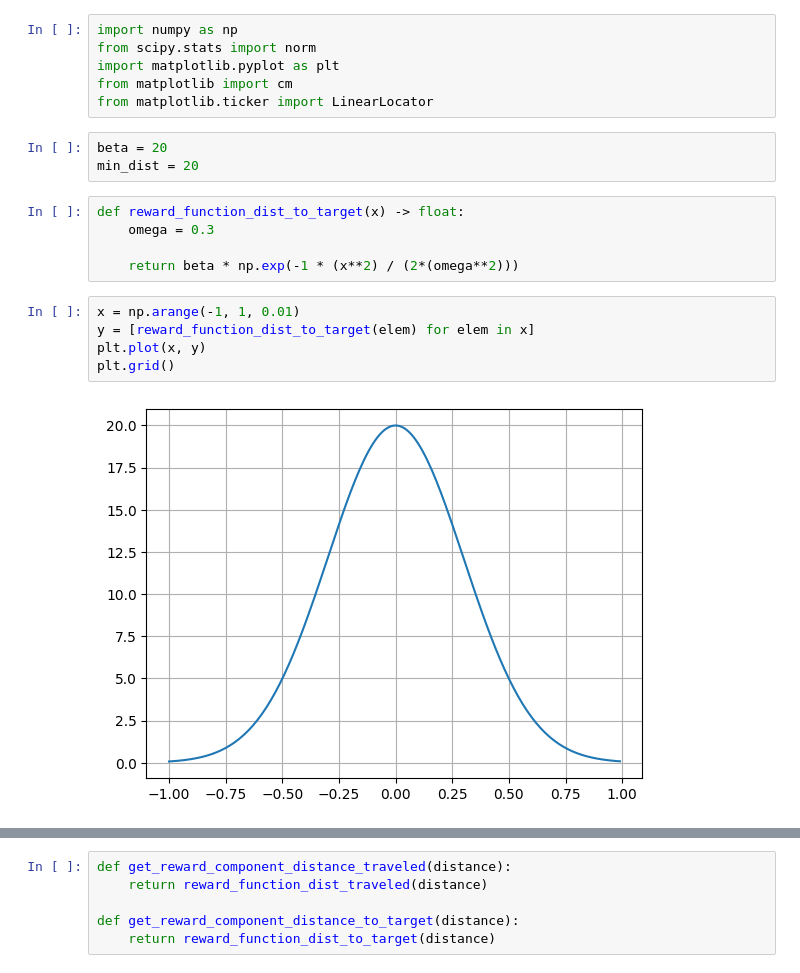
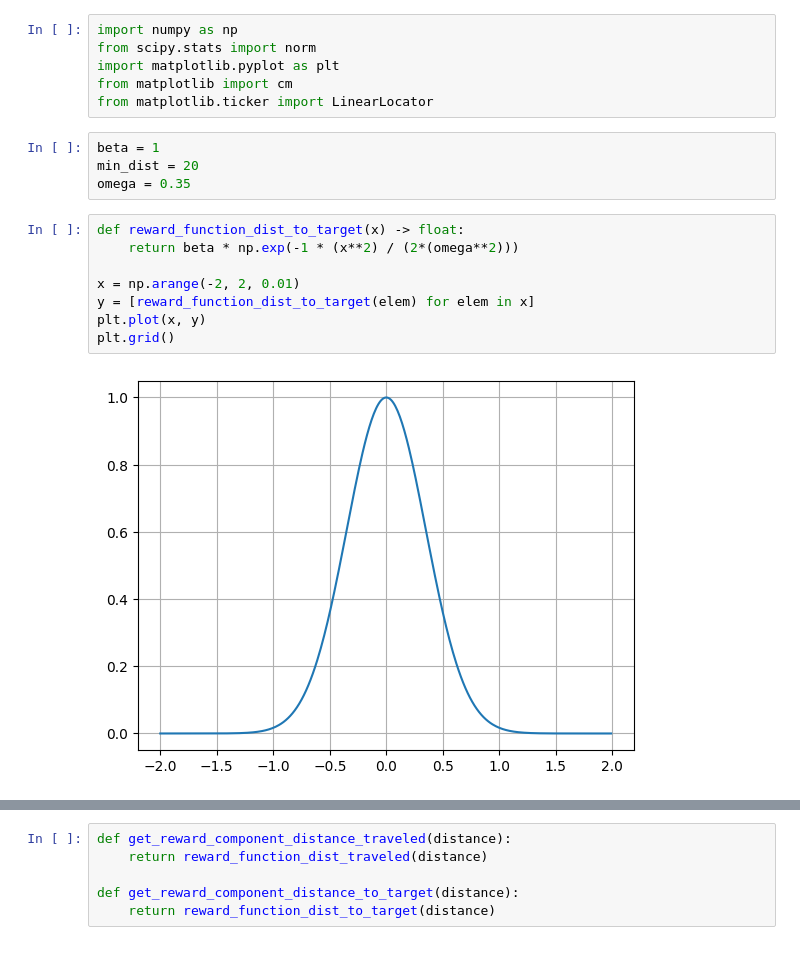
Before and after one commit to muehlefeldt/unity-machine-learning, a Jupyter notebook: notebooks/reward.ipynb, the cells around one changed output, grey strips where cells are left out. Drawn from its saved outputs; the diff is of its cells as text.

```diff
--- a/notebooks/reward.ipynb
+++ b/notebooks/reward.ipynb
@@ -5,20 +5,19 @@ import matplotlib.pyplot as plt
 from matplotlib import cm
 from matplotlib.ticker import LinearLocator
 # %%
-beta = 20
+beta = 1
 min_dist = 20
+omega = 0.35
 # %%
 def reward_function_dist_to_target(x) -> float:
-    omega = 0.3
+    return beta * np.exp(-1 * (x**2) / (2*(omega**2)))
 
-    return beta * np.exp(-1 * (x**2) / (2*(omega**2)))
+x = np.arange(-2, 2, 0.01)
+y = [reward_function_dist_to_target(elem) for elem in x]
+plt.plot(x, y)
+plt.grid()
+# %% [output]
+[figure, added]
-# %%
-x = np.arange(-1, 1, 0.01)
-y = [reward_function_dist_to_target(elem) for elem in x]
-plt.plot(x, y)
-plt.grid()
-# %% [output]
-[figure, removed]
 # %%
 # Sigmoid function.
 # Idea: Max reward (=1) if distance traveld below minimum distance.
```
Also changed, not shown: parts of 13 cells of this notebook.
